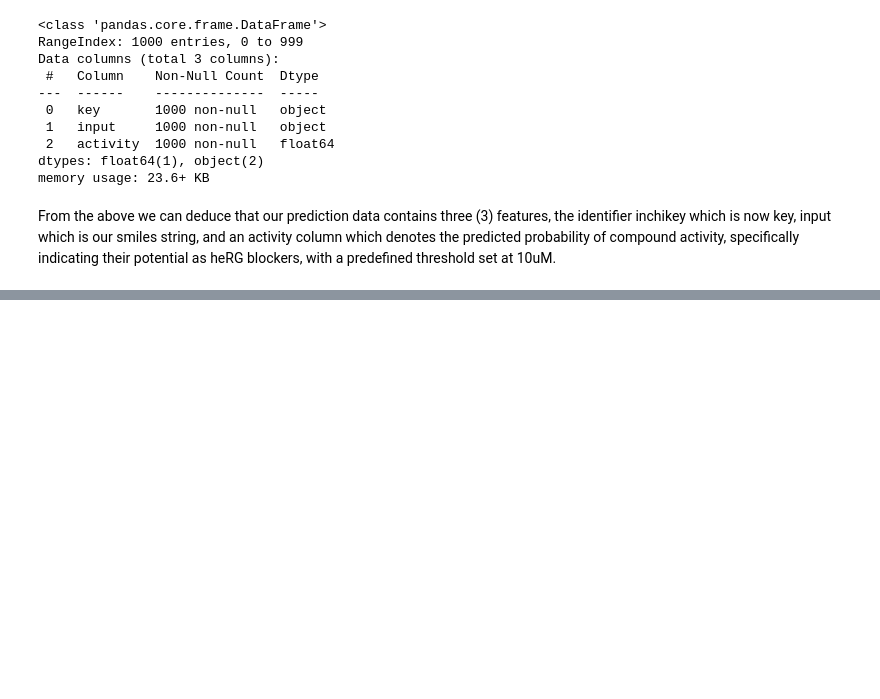
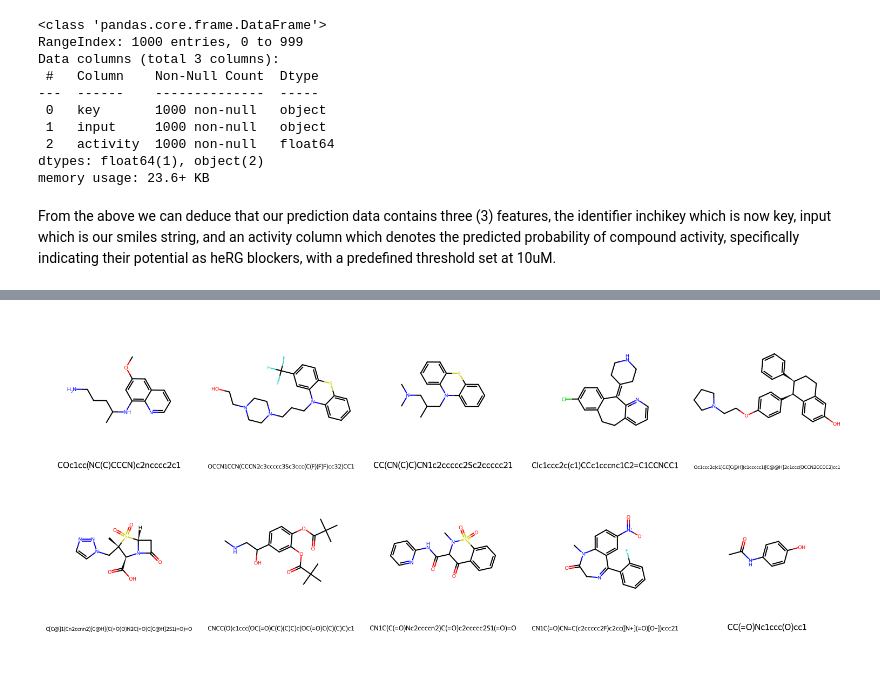
Before and after one commit to Malikbadmus/model-validation-eos30f3, a Jupyter notebook: notebooks/00_model_bias.ipynb, the cells around one changed output, grey strips where cells are left out. Saved outputs shown, nothing was run; the diff lists cells and outputs as text; code cells hidden in the pictures; blank space fills up the shorter version.

```diff
--- a/notebooks/00_model_bias.ipynb
+++ b/notebooks/00_model_bias.ipynb
@@ -199,0 +236,12 @@ From the above we can deduce that our prediction data contains three (3) feature
+# %%
+hERG_blockers = Model_predictions[Model_predictions['hue'] == 'hERG blockers']
+hERG_non_blockers = Model_predictions[Model_predictions['hue'] == 'hERG non blockers']
+
+# Randomly select 5 samples from each category
+random_hERG_blockers = hERG_blockers.sample(n=5, random_state=42)
+random_hERG_non_blockers = hERG_non_blockers.sample(n=5, random_state=42)
+selected_samples = pd.concat([random_hERG_blockers, random_hERG_non_blockers])
+print("Randomly selected 5 'hERG blockers':")
+print(random_hERG_blockers)
+print("\nRandomly selected 5 'hERG non blockers':")
+print(random_hERG_non_blockers)
@@ -200,2 +280,30 @@ From the above we can deduce that our prediction data contains three (3) feature
+# %%
+from rdkit import Chem
+from rdkit.Chem import Draw
+from IPython.display import display
+
+P_smiles = random_hERG_blockers["input"]
+N_smiles = random_hERG_non_blockers["input"]
+
+# Convert SMILES to RDKit Mol objects
+P_mols = [Chem.MolFromSmiles(smi) for smi in P_smiles]
+N_mols = [Chem.MolFromSmiles(smi) for smi in N_smiles]
+
+# Add labels to molecules
+for mol, smi in zip(P_mols, P_smiles):
+    mol.SetProp("_Name", smi)
+for mol, smi in zip(N_mols, N_smiles):
+    mol.SetProp("_Name", smi)
+
+# Combine hERG blockers and hERG non blockers
+all_mols = P_mols + N_mols
+
+# Generate a grid image with molecules and labels
+img = Draw.MolsToGridImage(all_mols, molsPerRow=5, subImgSize=(300, 300), legends=[mol.GetProp("_Name") for mol in all_mols])
+
+# Display the grid image
+display(img)
+# %% [output]
+[figure, added]
 # %% [markdown]
 ###
```
Also changed, not shown: parts of 5 cells of this notebook.
